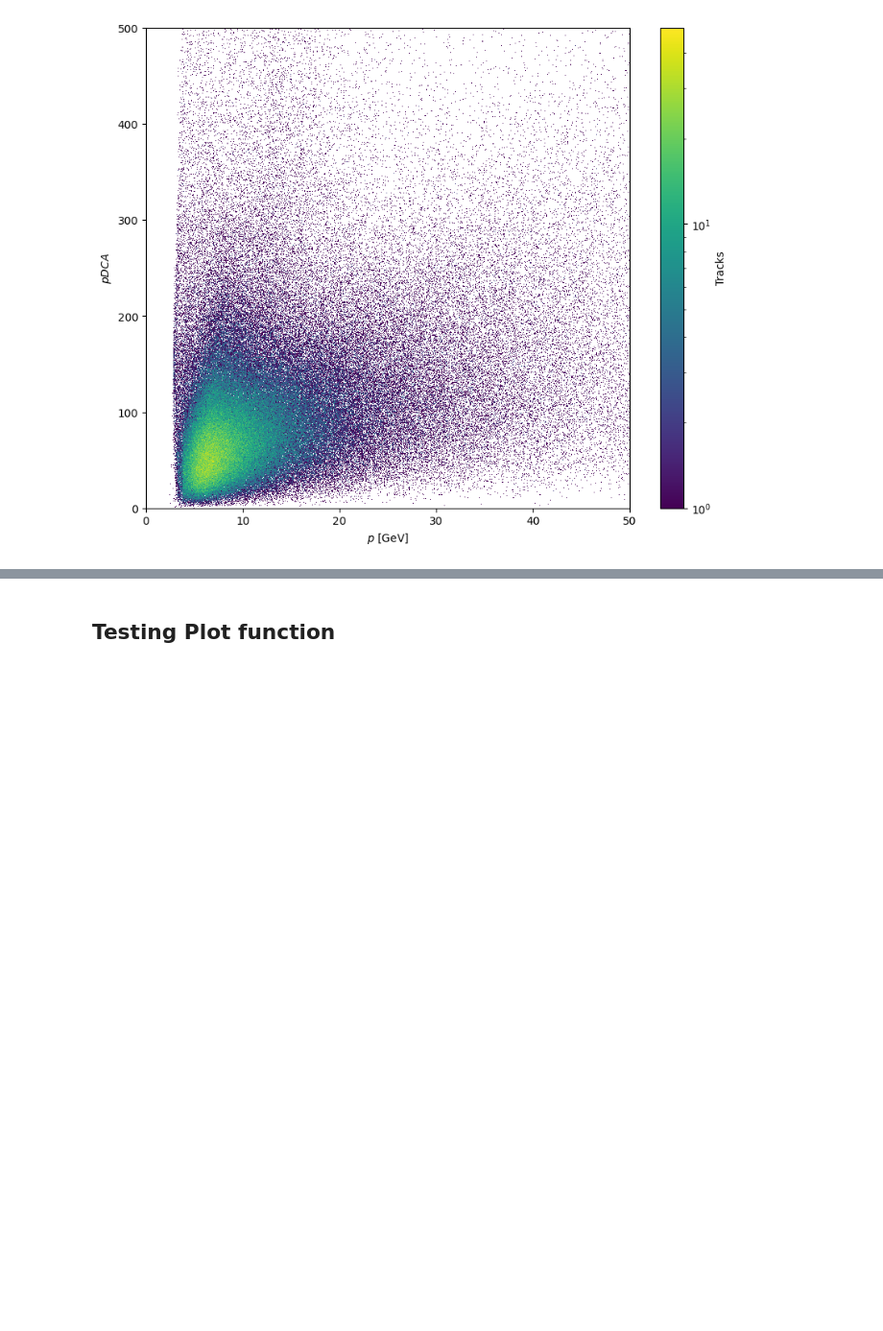
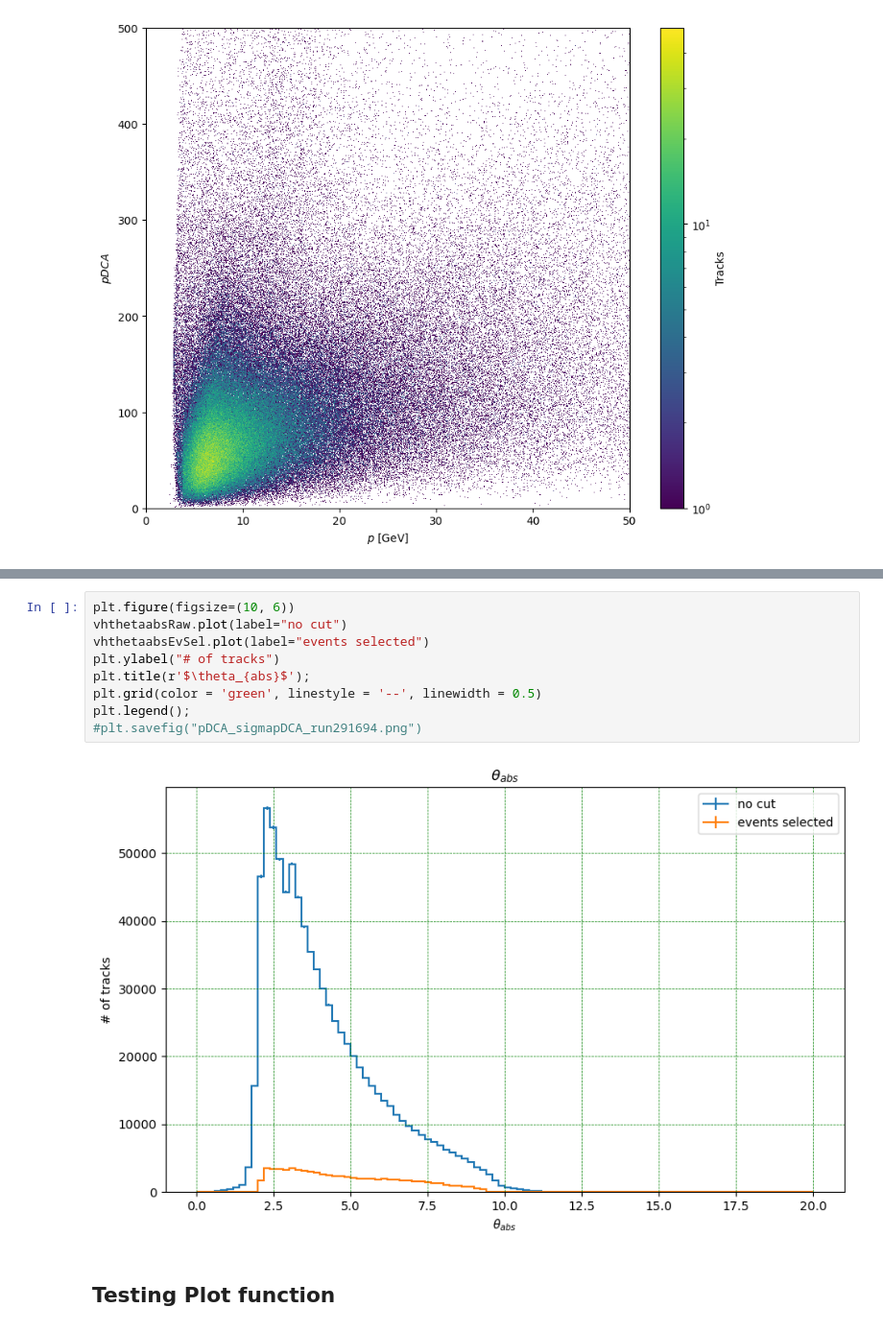
Before and after one commit to 00Goldy/qqbar2mumu-2025, a Jupyter notebook: notebooks/DATA/Data_Checks.ipynb, the cells around one changed output, grey strips where cells are left out. Shown at 96% size. Saved outputs shown, nothing was run; the diff lists cells and outputs as text; blank space fills up the shorter version.

```diff
--- a/notebooks/DATA/Data_Checks.ipynb
+++ b/notebooks/DATA/Data_Checks.ipynb
@@ -241,3 +293,14 @@ plt.show()
+# %%
+plt.figure(figsize=(10, 6))
+vhthetaabsRaw.plot(label="no cut")
+vhthetaabsEvSel.plot(label="events selected")
+plt.ylabel("# of tracks")
+plt.title(r'$\theta_{abs}$');
+plt.grid(color = 'green', linestyle = '--', linewidth = 0.5)
+plt.legend();
+#plt.savefig("pDCA_sigmapDCA_run291694.png")
+# %% [output]
+[figure, added]
 # %% [markdown]
 ## Testing Plot function
 # %%
```
Also changed, not shown: parts of 13 cells of this notebook.
